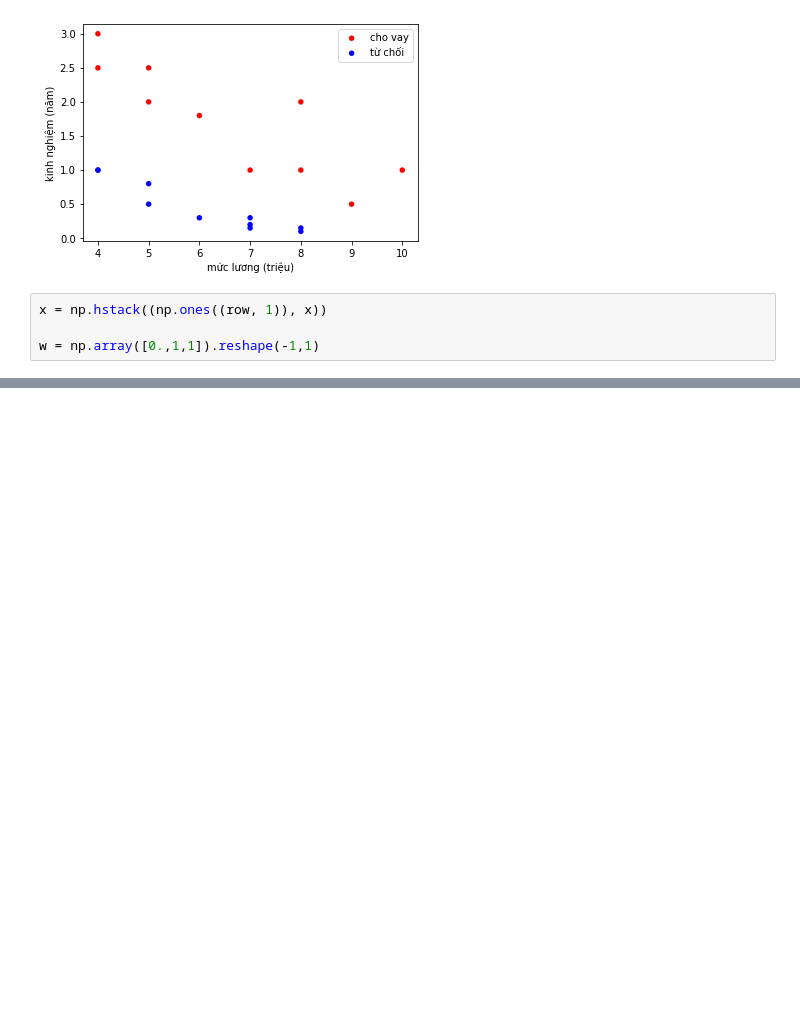
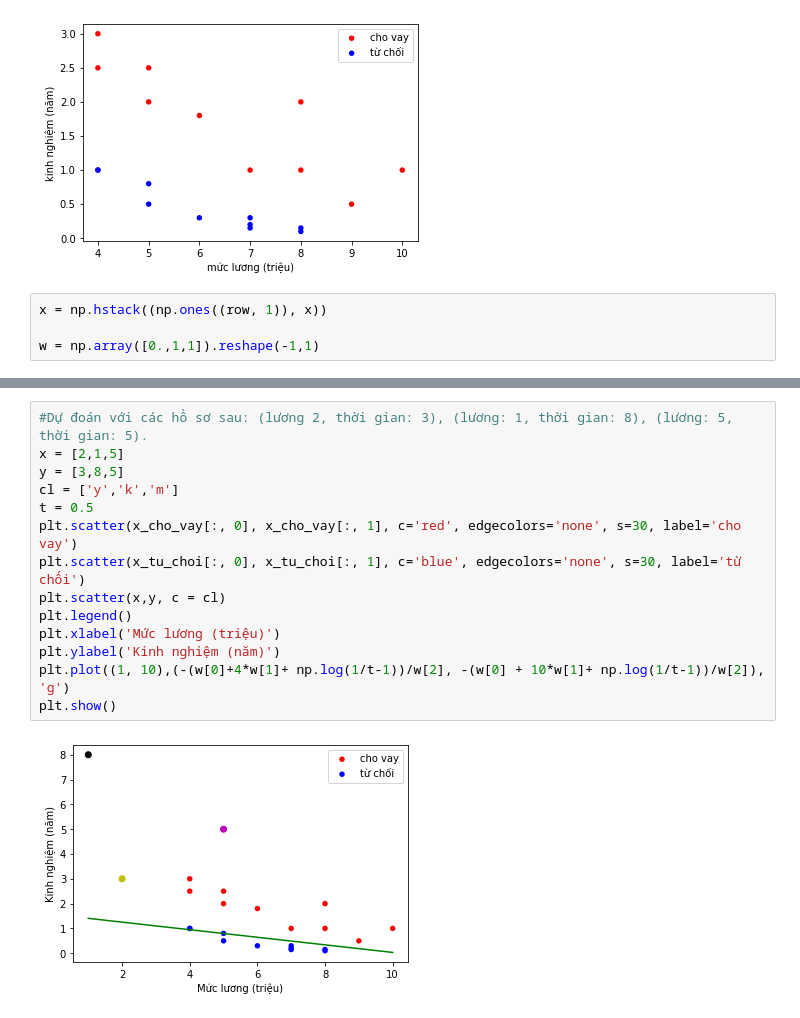
Before and after one commit to dtphuong2612/Machine_Learning, a Jupyter notebook: Homework05.ipynb, the cells around one changed output, grey strips where cells are left out. Cells and saved outputs as stored; diff of their text form; blank space fills up the shorter version.

```diff
--- a/Homework05.ipynb
+++ b/Homework05.ipynb
@@ -133,0 +142,16 @@ plt.show()
+# %%
+#Dự đoán với các hồ sơ sau: (lương 2, thời gian: 3), (lương: 1, thời gian: 8), (lương: 5, thời gian: 5).
+x = [2,1,5]
+y = [3,8,5]
+cl = ['y','k','m']
+t = 0.5
+plt.scatter(x_cho_vay[:, 0], x_cho_vay[:, 1], c='red', edgecolors='none', s=30, label='cho vay')
+plt.scatter(x_tu_choi[:, 0], x_tu_choi[:, 1], c='blue', edgecolors='none', s=30, label='từ chối')
+plt.scatter(x,y, c = cl)
+plt.legend()
+plt.xlabel('Mức lương (triệu)')
+plt.ylabel('Kinh nghiệm (năm)')
+plt.plot((1, 10),(-(w[0]+4*w[1]+ np.log(1/t-1))/w[2], -(w[0] + 10*w[1]+ np.log(1/t-1))/w[2]), 'g')
+plt.show()
+# %% [output]
+[figure, added]
```
Also changed, not shown: parts of 2 cells of this notebook.
